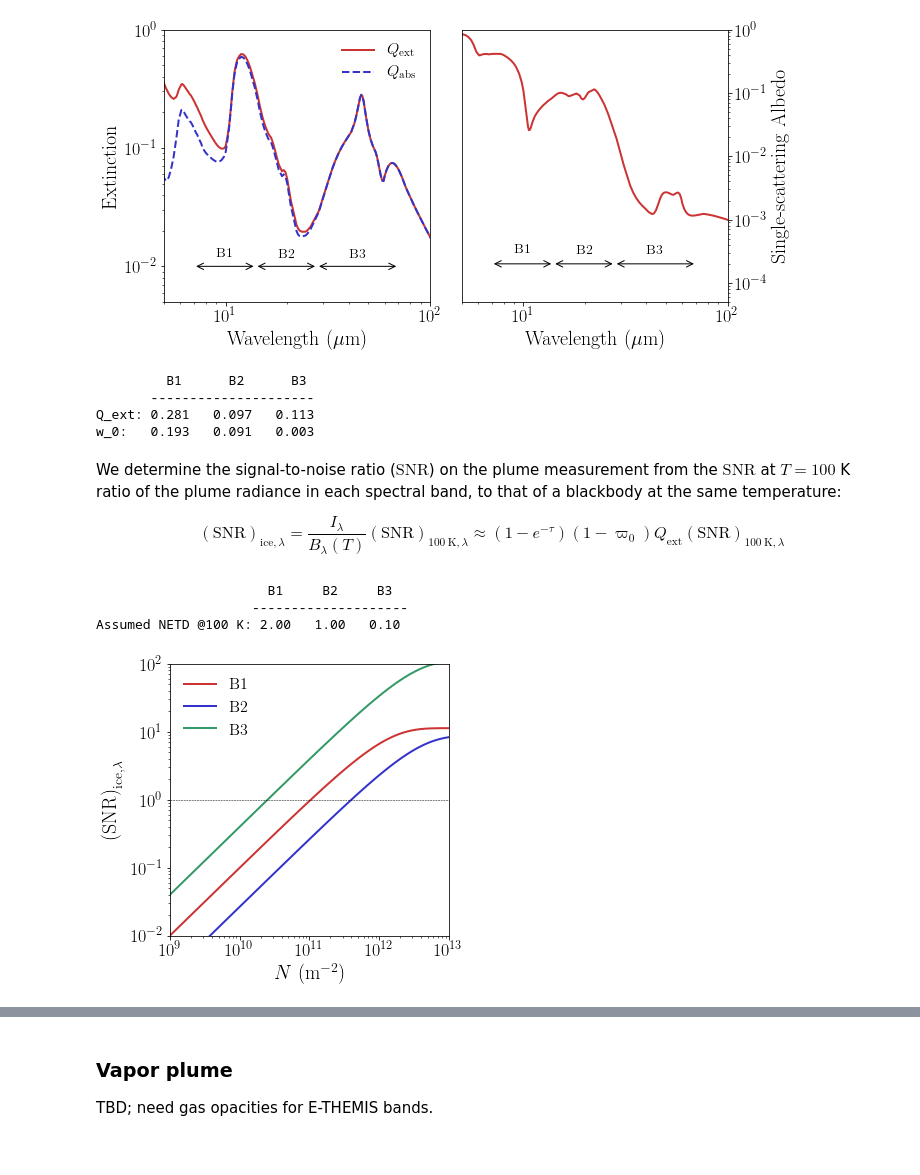
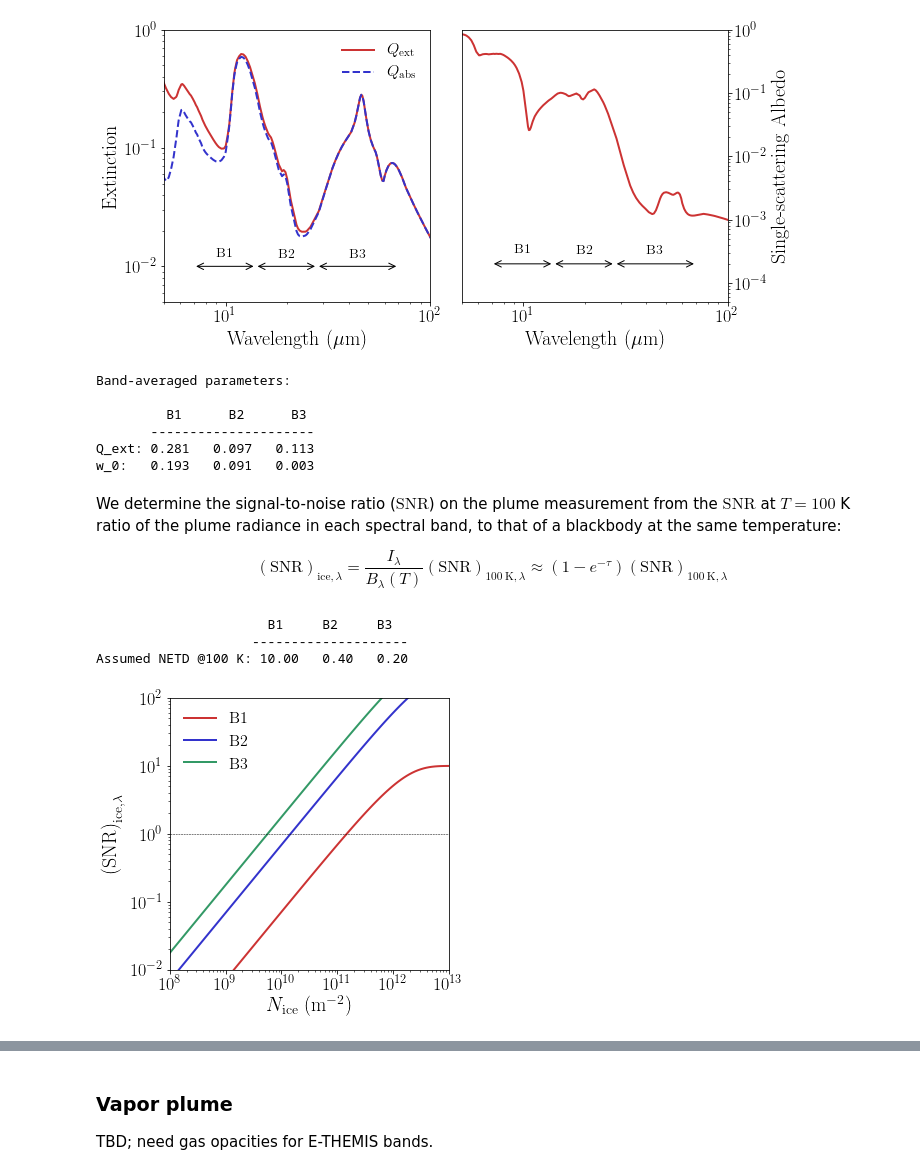
Before and after one commit to phayne/europa, a Jupyter notebook: Europa_Plume_Infrared_Opacity.ipynb, the cells around one changed output, grey strips where cells are left out. Saved outputs shown, nothing was run; the diff lists cells and outputs as text; code cells hidden in the pictures.

```diff
--- a/Europa_Plume_Infrared_Opacity.ipynb
+++ b/Europa_Plume_Infrared_Opacity.ipynb
@@ -137,6 +143,8 @@ plt.show()
 [figure]
 # %%
 # Band-averaged parameters
+print('Band-averaged parameters:')
+print('')
 print('         B1      B2      B3')
 print('       ---------------------')
 
@@ -151,7 +159,14 @@ w0_1 = np.mean(w0[np.logical_and(wl > wl_B1[0], wl < wl_B1[1])])
 w0_2 = np.mean(w0[np.logical_and(wl > wl_B2[0], wl < wl_B2[1])])
 w0_3 = np.mean(w0[np.logical_and(wl > wl_B3[0], wl < wl_B3[1])])
 print('w_0:   {:.3f}   {:.3f}   {:.3f}'.format(w0_1, w0_2, w0_3))
+
+# Absorption efficiency:
+Q_abs_1 = (1-w0_1)*Q_ext_1
+Q_abs_2 = (1-w0_2)*Q_ext_2
+Q_abs_3 = (1-w0_3)*Q_ext_3
 # %% [output]
+Band-averaged parameters:
+
          B1      B2      B3
        ---------------------
 Q_ext: 0.281   0.097   0.113
@@ -160,45 +175,45 @@ w_0:   0.193   0.091   0.003
 We determine the signal-to-noise ratio ($\mathrm{SNR}$) on the plume measurement from the $\mathrm{SNR}$ at $T=100$ K ratio of the plume radiance in each spectral band, to that of a blackbody at the same temperature:
 
 \begin{equation}
-    \left( \mathrm{SNR} \right)_{\mathrm{ice},\lambda} = \frac{I_\lambda}{B_\lambda(T)}\left(\mathrm{SNR}\right)_{\mathrm{100~K},\lambda} \approx \left(1-e^{-\tau}\right)\left(1-\varpi_0\right)Q_\mathrm{ext}\left(\mathrm{SNR}\right)_{\mathrm{100~K},\lambda}
+    \left( \mathrm{SNR} \right)_{\mathrm{ice},\lambda} = \frac{I_\lambda}{B_\lambda(T)}\left(\mathrm{SNR}\right)_{\mathrm{100~K},\lambda} \approx \left(1-e^{-\tau}\right)\left(\mathrm{SNR}\right)_{\mathrm{100~K},\lambda}
 \end{equation}
 # %%
 # Plume radiance calculation
 
-NETD = np.array([2.0, 1.0, 0.1]) # Noise-equivalent temperature difference [K]
+NETD = np.array([10.0, 0.4, 0.2]) # Noise-equivalent temperature difference [K]
 SNR = T/NETD
 print('                      B1     B2     B3   ')
 print('                    --------------------')
 print('Assumed NETD @100 K: {:.2f}   {:.2f}   {:.2f}'.format(NETD[0],NETD[1],NETD[2]))
 
-N = np.logspace(9,13,100) # column density [m-2]
+N = np.logspace(8,13,100) # column density [m-2]
 r = 1.0e-6 # particle radius [m]
 
 # Opacity
-tau1 = np.pi*r**2*Q_ext_1*N
-tau2 = np.pi*r**2*Q_ext_2*N
-tau3 = np.pi*r**2*Q_ext_3*N
+tau1 = np.pi*r**2*Q_abs_1*N
+tau2 = np.pi*r**2*Q_abs_2*N
+tau3 = np.pi*r**2*Q_abs_3*N
 
-# Radiance factor
-f1 = (1-np.exp(-tau1))*(1-w0_1)*Q_ext_1
-f2 = (1-np.exp(-tau2))*(1-w0_2)*Q_ext_2
-f3 = (1-np.exp(-tau3))*(1-w0_3)*Q_ext_3
+# Emissivity factor
+f1 = (1-np.exp(-tau1))
+f2 = (1-np.exp(-tau2))
+f3 = (1-np.exp(-tau3))
 
 # Plot results
 fig2 = plt.figure(figsize=[5,5])
 plt.loglog(N, f1*SNR[0], color=c1, label='B1')
 plt.loglog(N, f2*SNR[1], color=c2, label='B2')
 plt.loglog(N, f3*SNR[2], color=c3, label='B3')
 plt.loglog(N, N*0+1, '--k', linewidth=0.5)
-plt.xlabel('$N$ (m$^{-2}$)')
+plt.xlabel('$N_{\mathrm{ice}}$ (m$^{-2}$)')
 plt.ylabel(r'$\left(\mathrm{SNR}\right)_{\mathrm{ice},\lambda}$')
 plt.ylim([1e-2,1e2])
 plt.xlim([N.min(),N.max()])
 plt.legend(frameon=False)
 plt.show()
 # %% [output]
                       B1     B2     B3
                     --------------------
-Assumed NETD @100 K: 2.00   1.00   0.10
+Assumed NETD @100 K: 10.00   0.40   0.20
-[figure, old version]
+[figure, new version]
 # %% [markdown]
```
Also changed, not shown: parts of 11 cells of this notebook.
